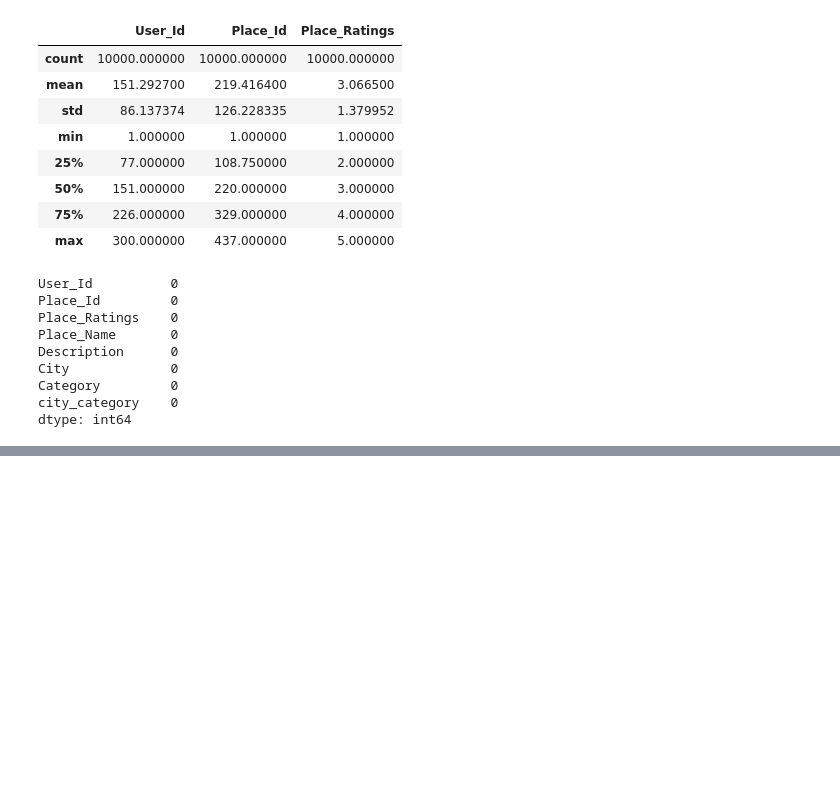
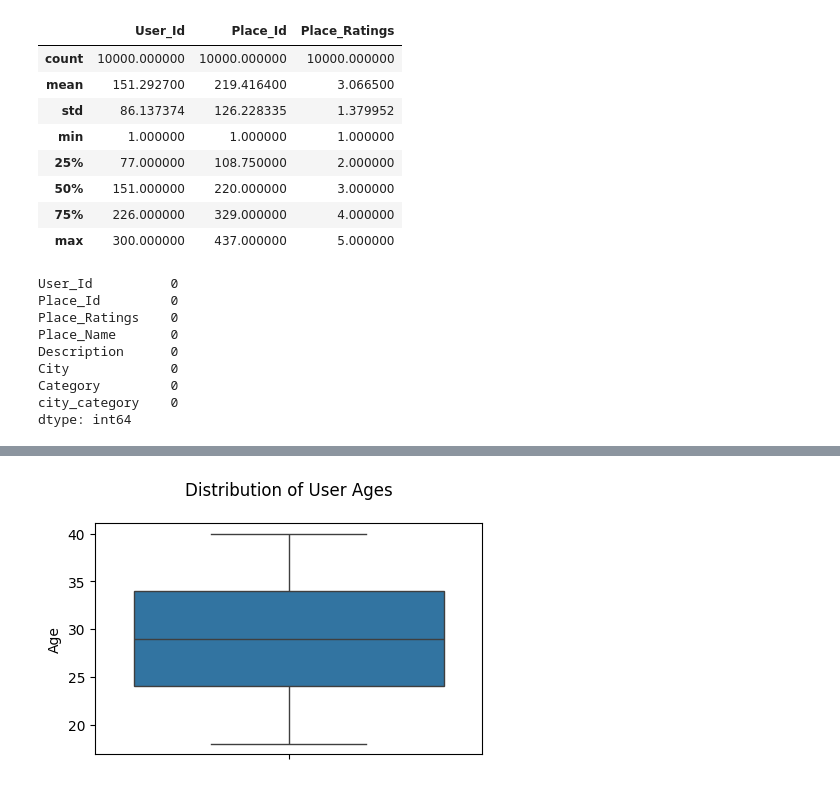
Before and after one commit to BBhavya02/Travel-System, a Jupyter notebook: trs.ipynb, the cells around one changed output, grey strips where cells are left out. Cells and saved outputs as stored; diff of their text form; code cells hidden in the pictures; blank space fills up the shorter version.

```diff
--- a/trs.ipynb
+++ b/trs.ipynb
@@ -207,0 +277,7 @@ dtype: int64
+# %%
+plt.figure(figsize=(5,3))
+sns.boxplot(user['Age']);
+plt.title('Distribution of User Ages', pad=20)
+plt.show()
+# %% [output]
+[figure, added]
```
Also changed, not shown: parts of 15 cells of this notebook.
